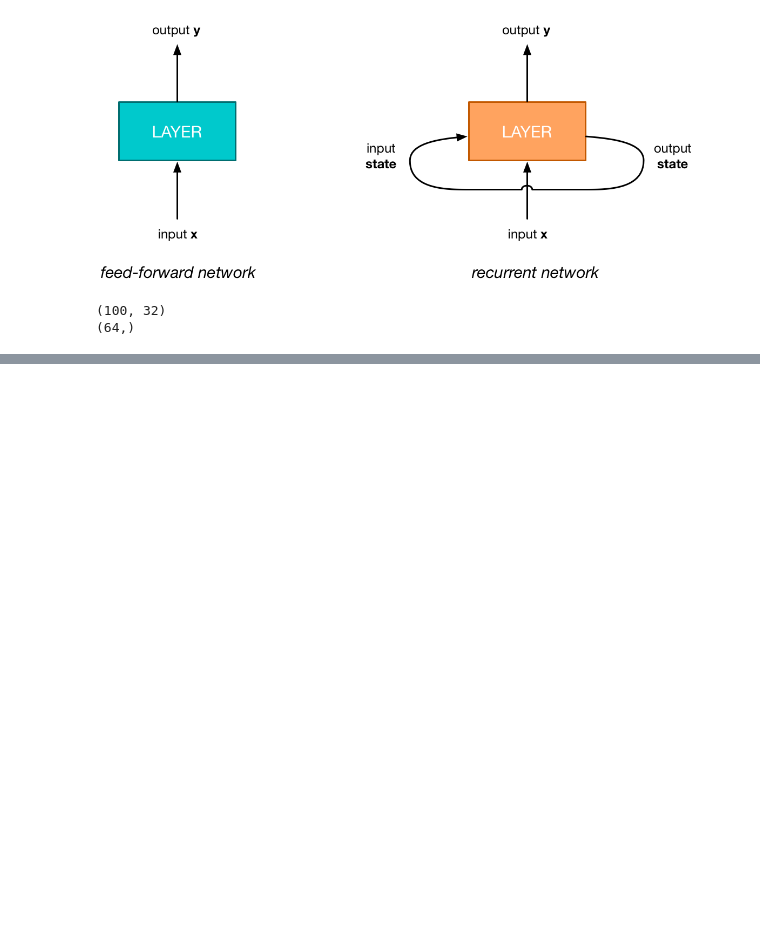
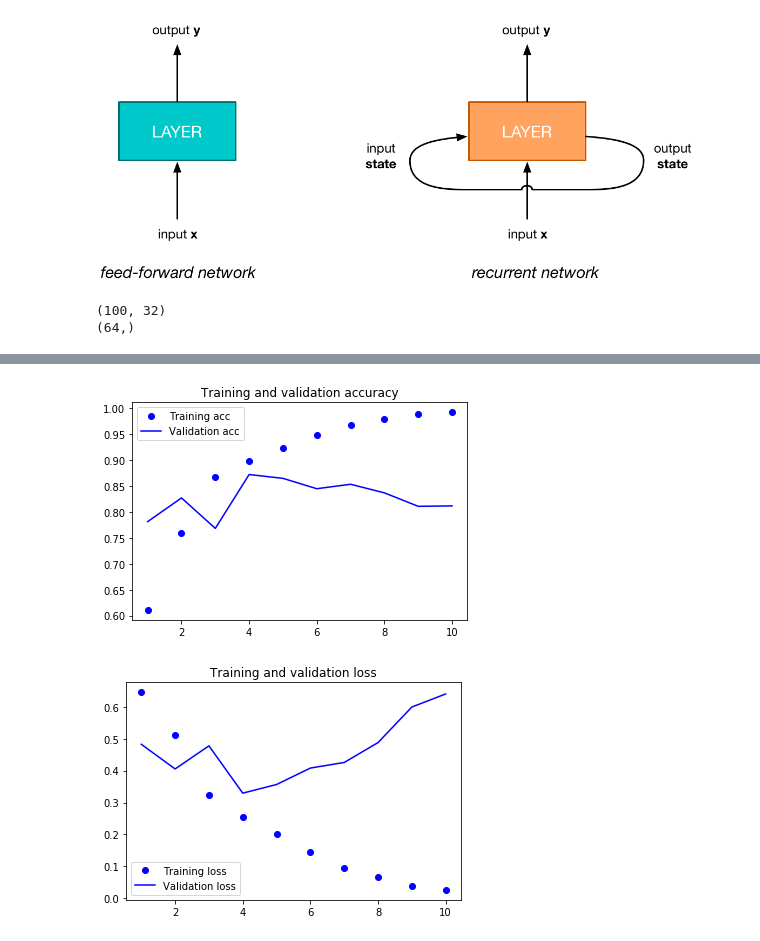
Before and after one commit to sagihaider/IADS_SummerSchool_NN_2019, a Jupyter notebook: Day2_3_RNN.ipynb, the cells around one changed output, grey strips where cells are left out. Saved outputs shown, nothing was run; the diff lists cells and outputs as text; code cells hidden in the pictures; blank space fills up the shorter version.

```diff
--- a/Day2_3_RNN.ipynb
+++ b/Day2_3_RNN.ipynb
@@ -78,0 +186,18 @@ final_output_sequence = np.concatenate(successive_outputs, axis=0)
+# %%
+# Training the model with Embedding and SimpleRNN layers
+
+from keras.layers import Dense
+model = Sequential()
+model.add(Embedding(max_features, 32))
+model.add(SimpleRNN(32))
+model.add(Dense(1, activation='sigmoid'))
+model.summary()
+
+model.compile(optimizer='rmsprop',
+              loss='binary_crossentropy',
+              metrics=['acc'])
+
+history = model.fit(input_train, y_train,
+                    epochs=10,
+                    batch_size=128,
+                    validation_split=0.2)
@@ -78,0 +243,27 @@ final_output_sequence = np.concatenate(successive_outputs, axis=0)
+# %%
+# Let's plot the results\
+
+import matplotlib.pyplot as plt
+
+acc = history.history['acc']
+val_acc = history.history['val_acc']
+loss = history.history['loss']
+val_loss = history.history['val_loss']
+
+epochs = range(1, len(acc) + 1)
+
+plt.plot(epochs, acc, 'bo', label='Training acc')
+plt.plot(epochs, val_acc, 'b', label='Validation acc')
+plt.title('Training and validation accuracy')
+plt.legend()
+
+plt.figure()
+
+plt.plot(epochs, loss, 'bo', label='Training loss')
+plt.plot(epochs, val_loss, 'b', label='Validation loss')
+plt.title('Training and validation loss')
+plt.legend()
+plt.show()
+# %% [output]
+[figure, added]
+[figure, added]
```
Also changed, not shown: parts of 11 cells of this notebook.
